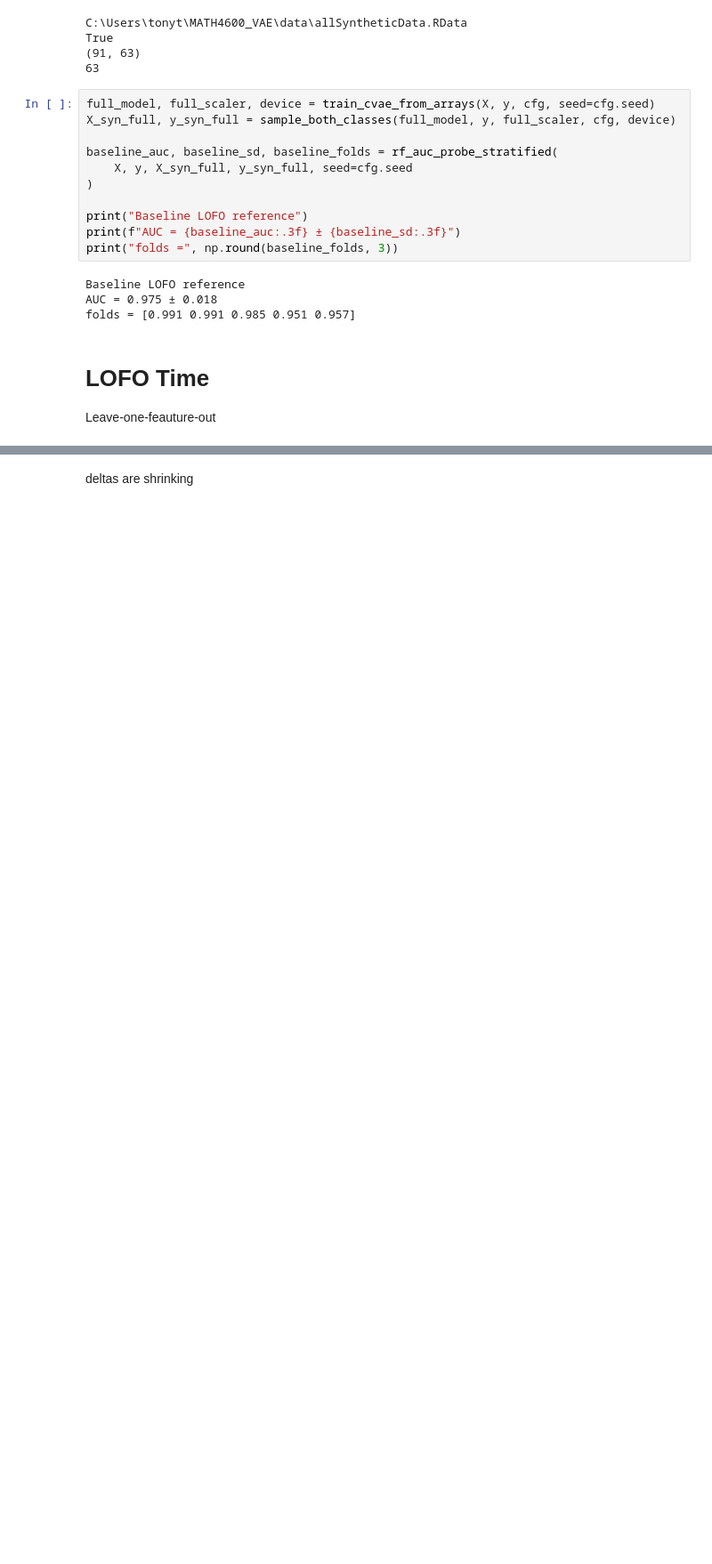
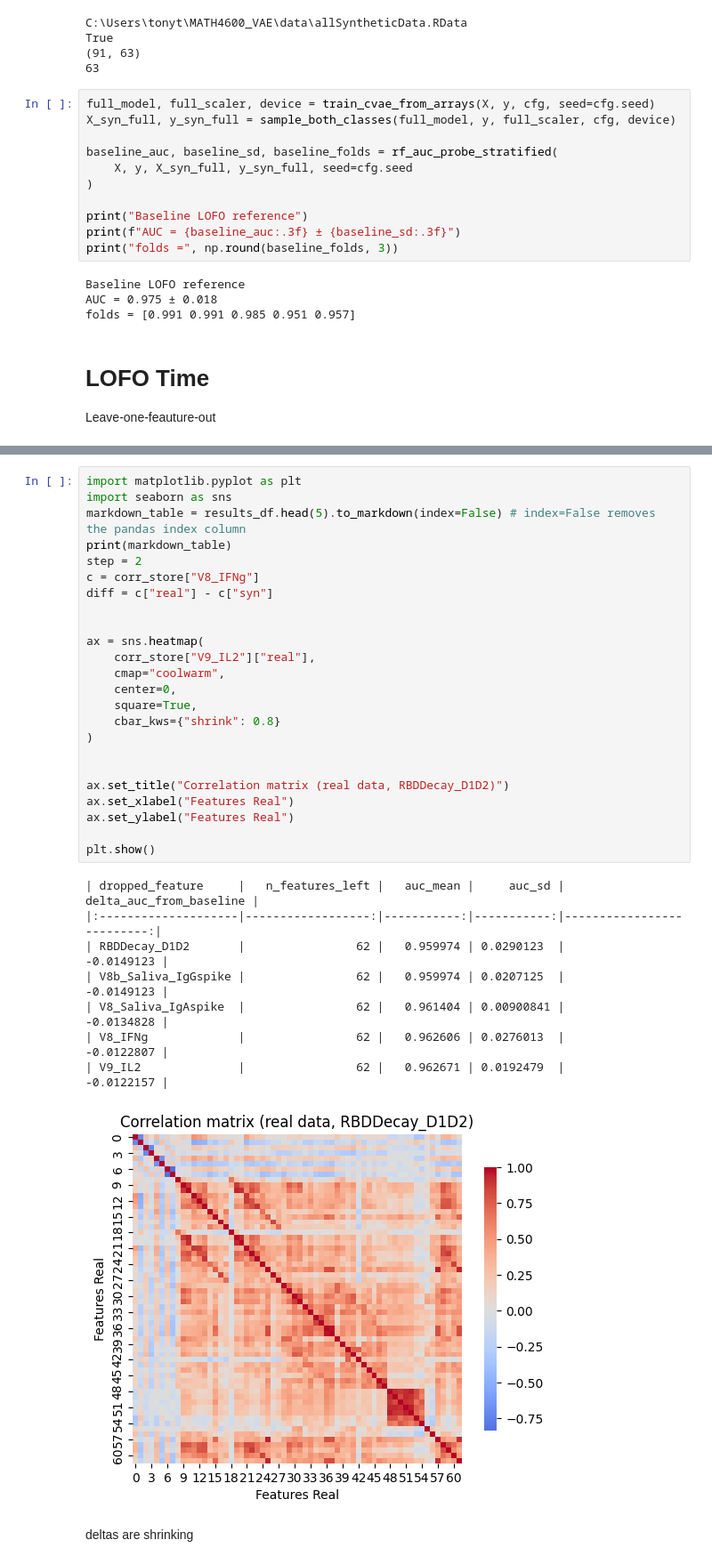
Before and after one commit to TonyTran03/cvae-longitudinal-immunology, a Jupyter notebook: notebooks/lofo.ipynb, the cells around one changed output, grey strips where cells are left out. Shown at 89% size. Saved outputs shown, nothing was run; the diff lists cells and outputs as text; blank space fills up the shorter version.

```diff
--- a/notebooks/lofo.ipynb
+++ b/notebooks/lofo.ipynb
@@ -317,2 +329,35 @@ results_df.head(10)
+# %%
+import matplotlib.pyplot as plt
+import seaborn as sns
+markdown_table = results_df.head(5).to_markdown(index=False) # index=False removes the pandas index column
+print(markdown_table)
+step = 2
+c = corr_store["V8_IFNg"]
+diff = c["real"] - c["syn"]
+
+
+ax = sns.heatmap(
+    corr_store["V9_IL2"]["real"],
+    cmap="coolwarm",
+    center=0,
+    square=True,
+    cbar_kws={"shrink": 0.8}
+)
+
+
+ax.set_title("Correlation matrix (real data, RBDDecay_D1D2)")
+ax.set_xlabel("Features Real")
+ax.set_ylabel("Features Real")
+
+plt.show()
+# %% [output]
+| dropped_feature     |   n_features_left |   auc_mean |     auc_sd |   delta_auc_from_baseline |
+|:--------------------|------------------:|-----------:|-----------:|--------------------------:|
+| RBDDecay_D1D2       |                62 |   0.959974 | 0.0290123  |                -0.0149123 |
+| V8b_Saliva_IgGspike |                62 |   0.959974 | 0.0207125  |                -0.0149123 |
+| V8_Saliva_IgAspike  |                62 |   0.961404 | 0.00900841 |                -0.0134828 |
+| V8_IFNg             |                62 |   0.962606 | 0.0276013  |                -0.0122807 |
+| V9_IL2              |                62 |   0.962671 | 0.0192479  |                -0.0122157 |
+[figure, added]
 # %% [markdown]
 deltas are shrinking
```
Also changed, not shown: parts of 8 cells of this notebook, 3 other files.
